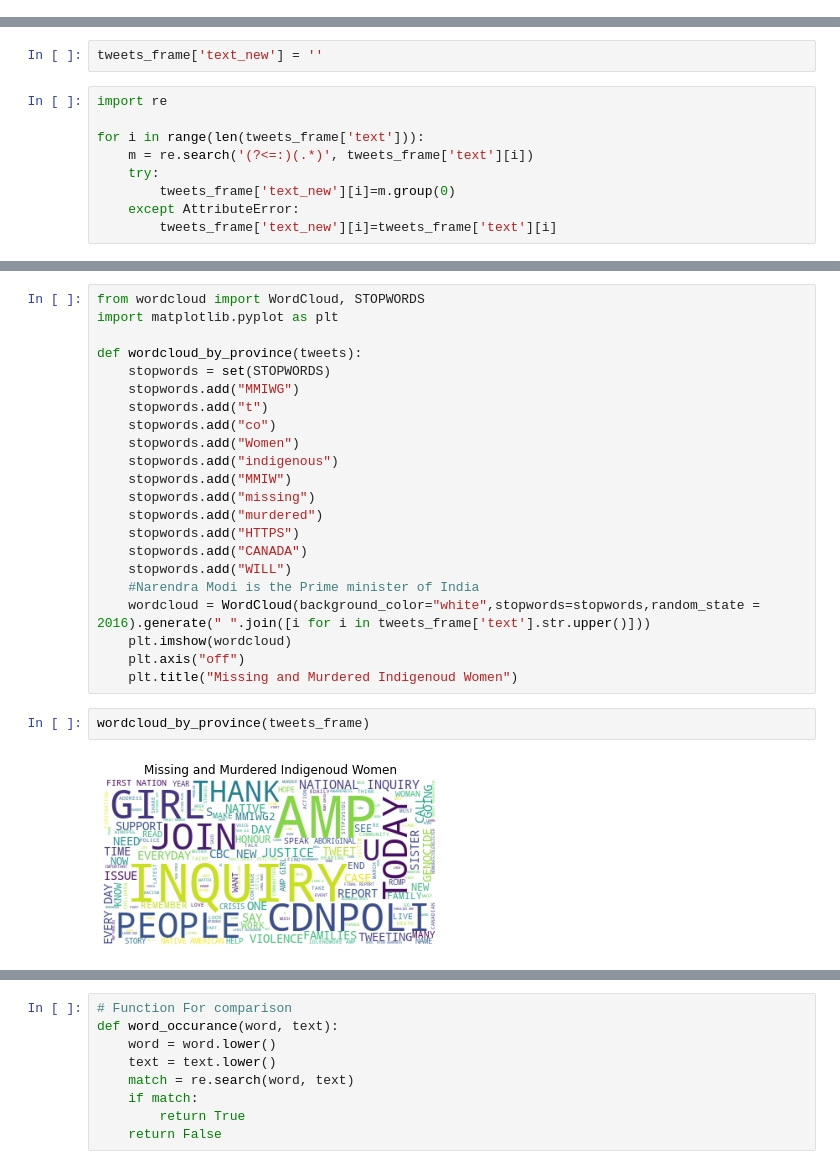
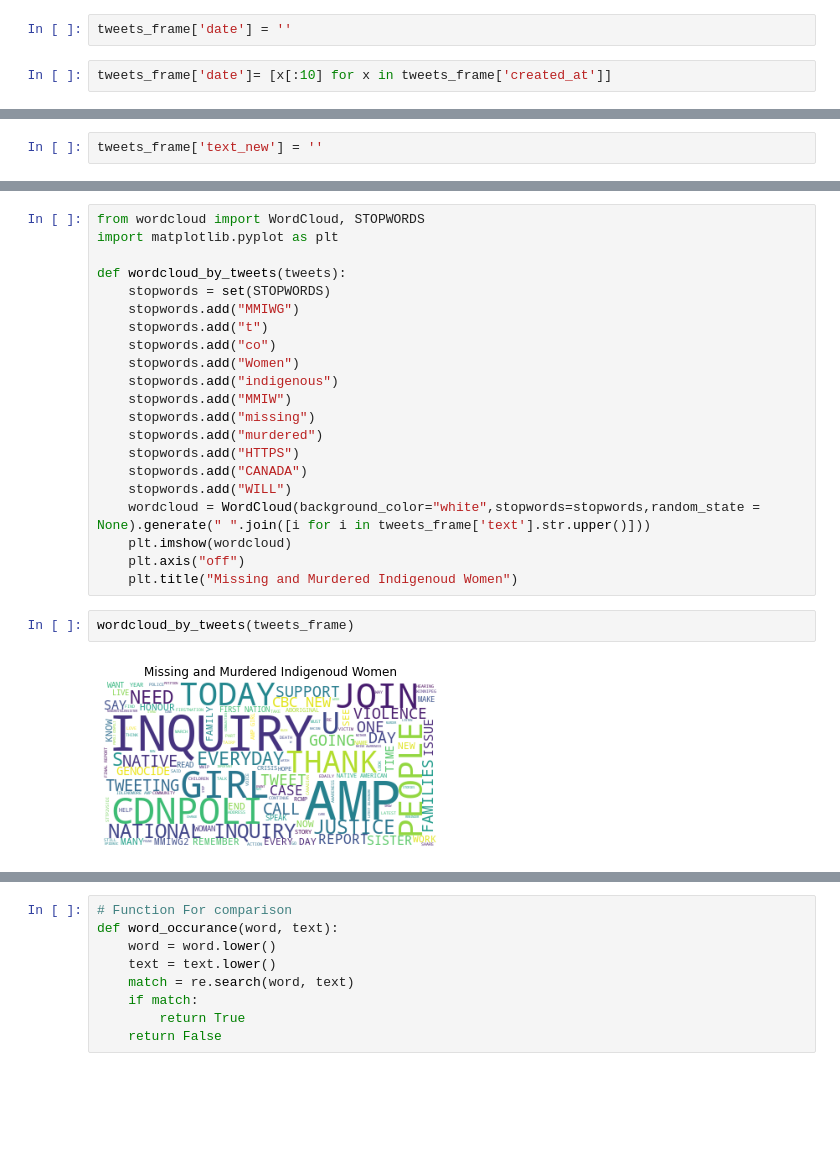
Before and after one commit to shai0002/Social-Media-Analysis-on-Missing-and-Murdered-Indigenous-Women-using-Data-Science-and-Analytics, a Jupyter notebook: tweets_dataframe.ipynb, the cells around one changed output, grey strips where cells are left out. Saved outputs shown, nothing was run; the diff lists cells and outputs as text; blank space fills up the shorter version.

Commit message:
Add files via upload
Topic modeling ++ Visualization

```diff
--- a/tweets_dataframe.ipynb
+++ b/tweets_dataframe.ipynb
@@ -119,3 +119,7 @@ tweets_frame
 | 173224 | 793630443379707904 | Oh RCMP "dealt with the complaint... | 2016-11-02T01:46:57.000Z | Twitter for Android | NaN | 1 | 0 | 1 |
 | 173225 | 793612187860369408 | Ss in my #CHV2O class are learnin... | 2016-11-02T00:34:24.000Z | Twitter Web Client | NaN | 4 | 0 | 4 |
 173226 rows × 8 columns
+# %%
+tweets_frame['date'] = ''
+# %%
+tweets_frame['date']= [x[:10] for x in tweets_frame['created_at']]
@@ -196,12 +210,3 @@ tweet_location
 ### Word Cloud of tweets
 # %%
 tweets_frame['text_new'] = ''
-# %%
-import re
-
-for i in range(len(tweets_frame['text'])):
-    m = re.search('(?<=:)(.*)', tweets_frame['text'][i])
-    try:
-        tweets_frame['text_new'][i]=m.group(0)
-    except AttributeError:
-        tweets_frame['text_new'][i]=tweets_frame['text'][i]
@@ -232,7 +214,7 @@ Name: text_new, Length: 173226, dtype: object
 from wordcloud import WordCloud, STOPWORDS
 import matplotlib.pyplot as plt
 
-def wordcloud_by_province(tweets):
+def wordcloud_by_tweets(tweets):
     stopwords = set(STOPWORDS)
     stopwords.add("MMIWG")
     stopwords.add("t")
@@ -245,13 +227,12 @@ def wordcloud_by_province(tweets):
     stopwords.add("HTTPS")
     stopwords.add("CANADA")
     stopwords.add("WILL")
-    #Narendra Modi is the Prime minister of India
-    wordcloud = WordCloud(background_color="white",stopwords=stopwords,random_state = 2016).generate(" ".join([i for i in tweets_frame['text'].str.upper()]))
+    wordcloud = WordCloud(background_color="white",stopwords=stopwords,random_state = None).generate(" ".join([i for i in tweets_frame['text'].str.upper()]))
     plt.imshow(wordcloud)
     plt.axis("off")
     plt.title("Missing and Murdered Indigenoud Women")
 # %%
-wordcloud_by_province(tweets_frame)
+wordcloud_by_tweets(tweets_frame)
 # %% [output]
-[figure, old version]
+[figure, new version]
 # %%
```
Also changed, not shown: parts of 45 cells of this notebook.
